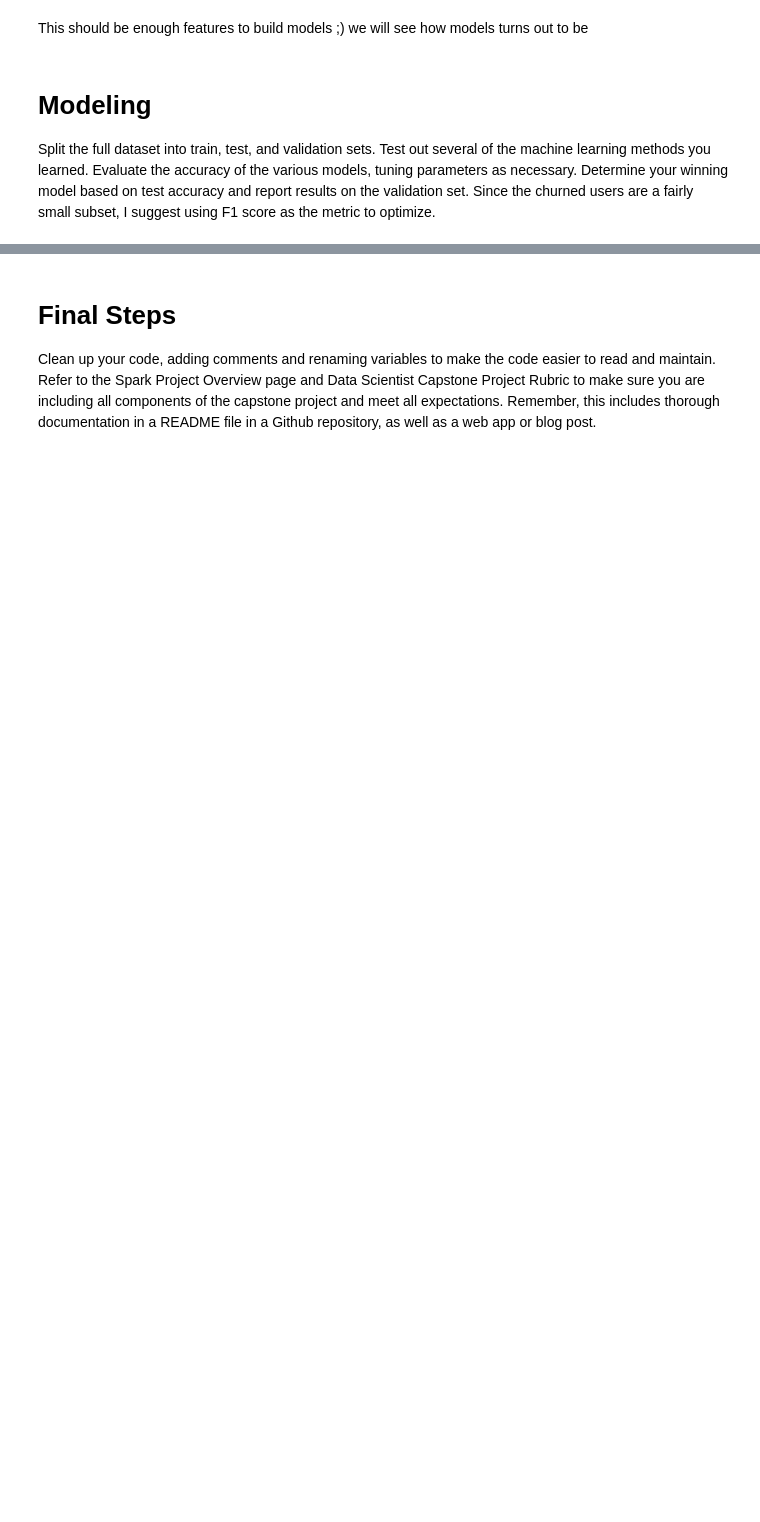
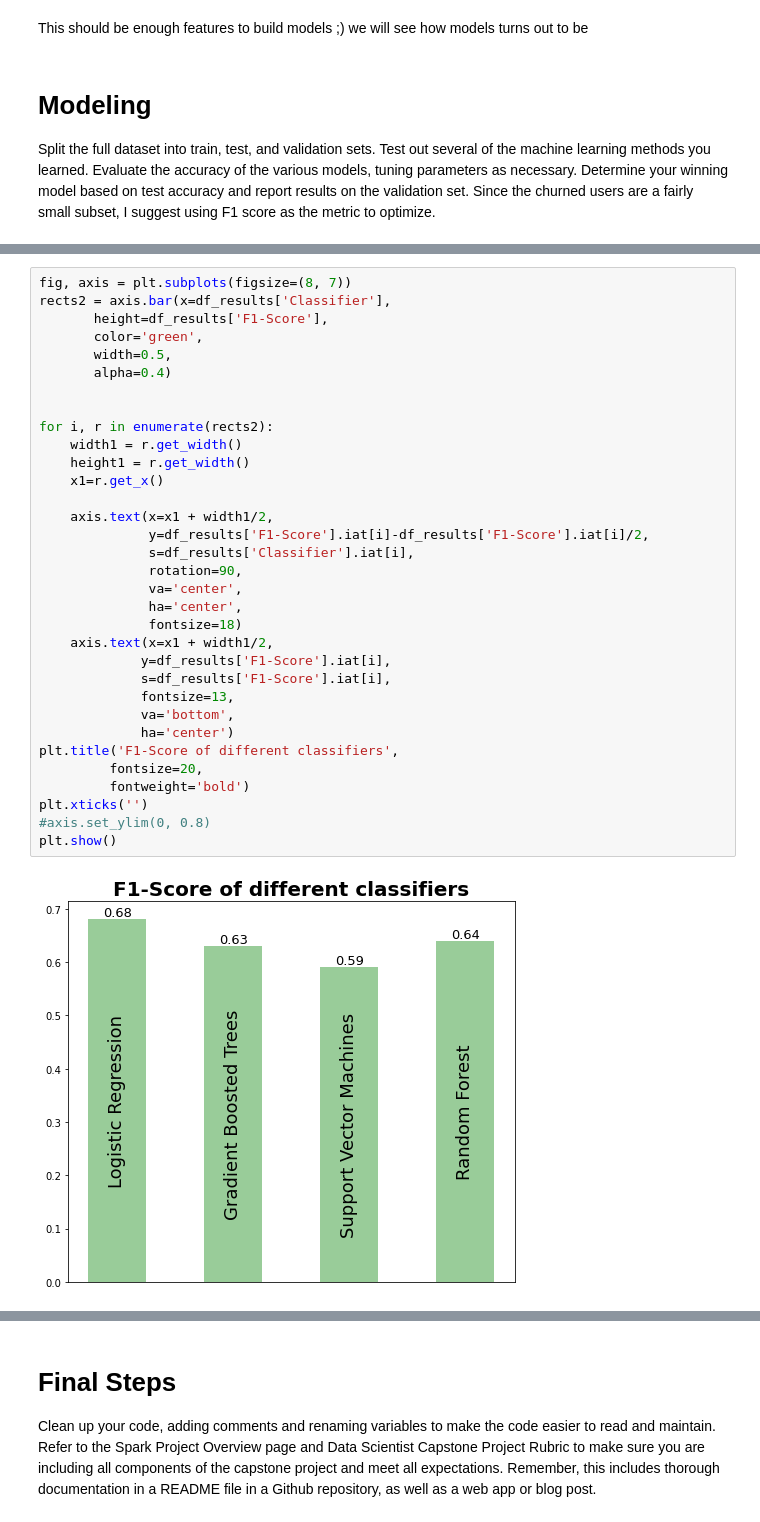
Before and after one commit to Soundoffear/DSN_CASTONE_Sparkify, a Jupyter notebook: Sparkify.ipynb, the cells around one changed output, grey strips where cells are left out. Drawn from its saved outputs; the diff is of its cells as text; blank space fills up the shorter version.

```diff
--- a/Sparkify.ipynb
+++ b/Sparkify.ipynb
@@ -1865,0 +1790,35 @@ pdml_res = pd.DataFrame(pd)
+# %%
+fig, axis = plt.subplots(figsize=(8, 7))
+rects2 = axis.bar(x=df_results['Classifier'],
+       height=df_results['F1-Score'],
+       color='green',
+       width=0.5,
+       alpha=0.4)
+
+
+for i, r in enumerate(rects2):
+    width1 = r.get_width()
+    height1 = r.get_width()
+    x1=r.get_x()
+
+    axis.text(x=x1 + width1/2,
+              y=df_results['F1-Score'].iat[i]-df_results['F1-Score'].iat[i]/2,
+              s=df_results['Classifier'].iat[i],
+              rotation=90,
+              va='center',
+              ha='center',
+              fontsize=18)
+    axis.text(x=x1 + width1/2,
+             y=df_results['F1-Score'].iat[i],
+             s=df_results['F1-Score'].iat[i],
+             fontsize=13,
+             va='bottom',
+             ha='center')
+plt.title('F1-Score of different classifiers',
+         fontsize=20,
+         fontweight='bold')
+plt.xticks('')
+#axis.set_ylim(0, 0.8)
+plt.show()
+# %% [output]
+[figure, added]
```
Also changed, not shown: parts of 221 cells of this notebook, 1 other file.
